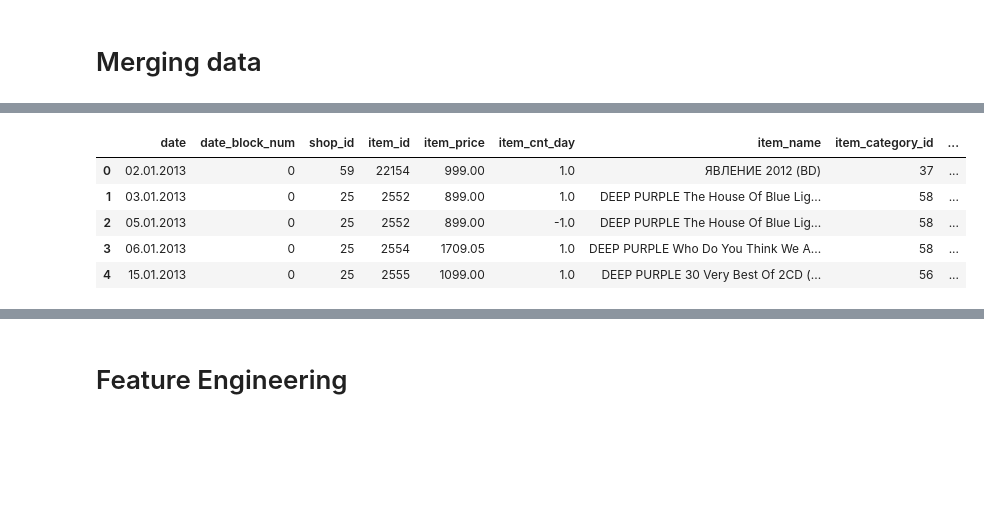
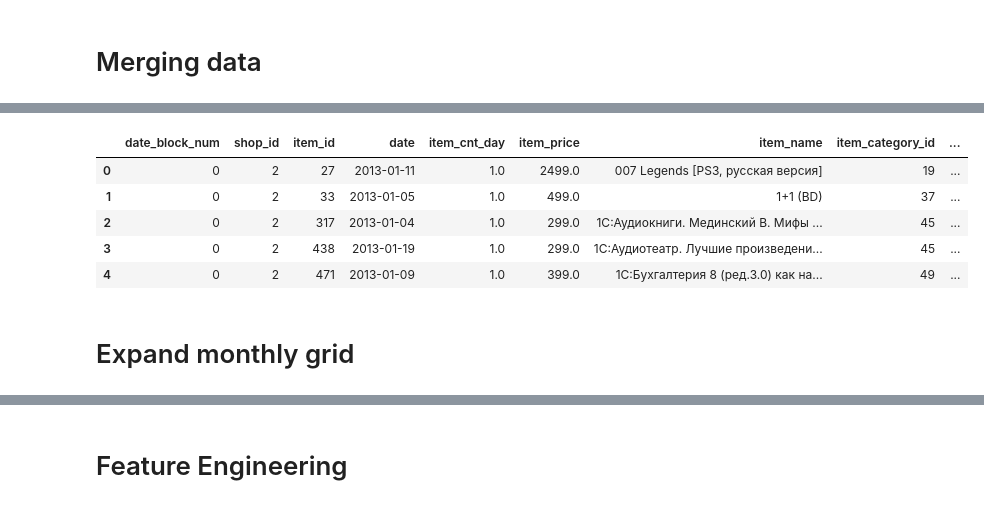
Before and after one commit to 200kgsquat/sales_prediction, a Jupyter notebook: notebooks/feature_engineering.ipynb, the cells around one changed output, grey strips where cells are left out. Saved outputs shown, nothing was run; the diff lists cells and outputs as text; code cells hidden in the pictures; blank space fills up the shorter version.

```diff
--- a/notebooks/feature_engineering.ipynb
+++ b/notebooks/feature_engineering.ipynb
@@ -19,2 +12,19 @@ sample_submission = pd.read_csv("E:/sales_predict/datasets/sample_submission.csv
+# %%
+try:
+    BASE_DIR = os.path.dirname(os.path.abspath(__file__))
+except NameError:
+    BASE_DIR = os.getcwd()
+
+DATA_DIR = os.path.join(BASE_DIR, "projects", "sales_prediction", "datasets")
+
+if not os.path.exists(DATA_DIR):
+    raise FileNotFoundError(f"not found: {DATA_DIR}")
+
+sales_train = pd.read_csv(os.path.join(DATA_DIR, "cleaned_sales.csv"))
+items = pd.read_csv(os.path.join(DATA_DIR, "items.csv"))
+item_categories = pd.read_csv(os.path.join(DATA_DIR, "item_categories.csv"))
+shops = pd.read_csv(os.path.join(DATA_DIR, "shops.csv"))
+test = pd.read_csv(os.path.join(DATA_DIR, "test.csv"))
+sample_submission = pd.read_csv(os.path.join(DATA_DIR, "sample_submission.csv"))
 # %% [markdown]
 # Merging data
@@ -21,12 +47,14 @@ sample_submission = pd.read_csv("E:/sales_predict/datasets/sample_submission.csv
 # %%
 df = sales_train.merge(items, on='item_id', how='left')
 df = df.merge(item_categories, on='item_category_id', how='left')
-df = df.merge(shops, on='shop_id', how='left')
-df.head()
+expanded_df = df.merge(shops, on='shop_id', how='left')
+expanded_df.head()
 # %% [output]
-|  | date | date_block_num | shop_id | item_id | item_price | item_cnt_day | item_name | item_category_id | ... |
-| 0 | 02.01.2013 | 0 | 59 | 22154 | 999.00 | 1.0 | ЯВЛЕНИЕ 2012 (BD) | 37 | ... |
-| 1 | 03.01.2013 | 0 | 25 | 2552 | 899.00 | 1.0 | DEEP PURPLE The House Of Blue Lig... | 58 | ... |
-| 2 | 05.01.2013 | 0 | 25 | 2552 | 899.00 | -1.0 | DEEP PURPLE The House Of Blue Lig... | 58 | ... |
-| 3 | 06.01.2013 | 0 | 25 | 2554 | 1709.05 | 1.0 | DEEP PURPLE Who Do You Think We A... | 58 | ... |
-| 4 | 15.01.2013 | 0 | 25 | 2555 | 1099.00 | 1.0 | DEEP PURPLE 30 Very Best Of 2CD (... | 56 | ... |
+|  | date_block_num | shop_id | item_id | date | item_cnt_day | item_price | item_name | item_category_id | ... |
+| 0 | 0 | 2 | 27 | 2013-01-11 | 1.0 | 2499.0 | 007 Legends [PS3, русская версия] | 19 | ... |
+| 1 | 0 | 2 | 33 | 2013-01-05 | 1.0 | 499.0 | 1+1 (BD) | 37 | ... |
+| 2 | 0 | 2 | 317 | 2013-01-04 | 1.0 | 299.0 | 1С:Аудиокниги. Мединский В. Мифы ... | 45 | ... |
+| 3 | 0 | 2 | 438 | 2013-01-19 | 1.0 | 299.0 | 1С:Аудиотеатр. Лучшие произведени... | 45 | ... |
+| 4 | 0 | 2 | 471 | 2013-01-09 | 1.0 | 399.0 | 1С:Бухгалтерия 8 (ред.3.0) как на... | 49 | ... |
+# %% [markdown]
+# Expand monthly grid
```
Also changed, not shown: parts of 74 cells of this notebook.
